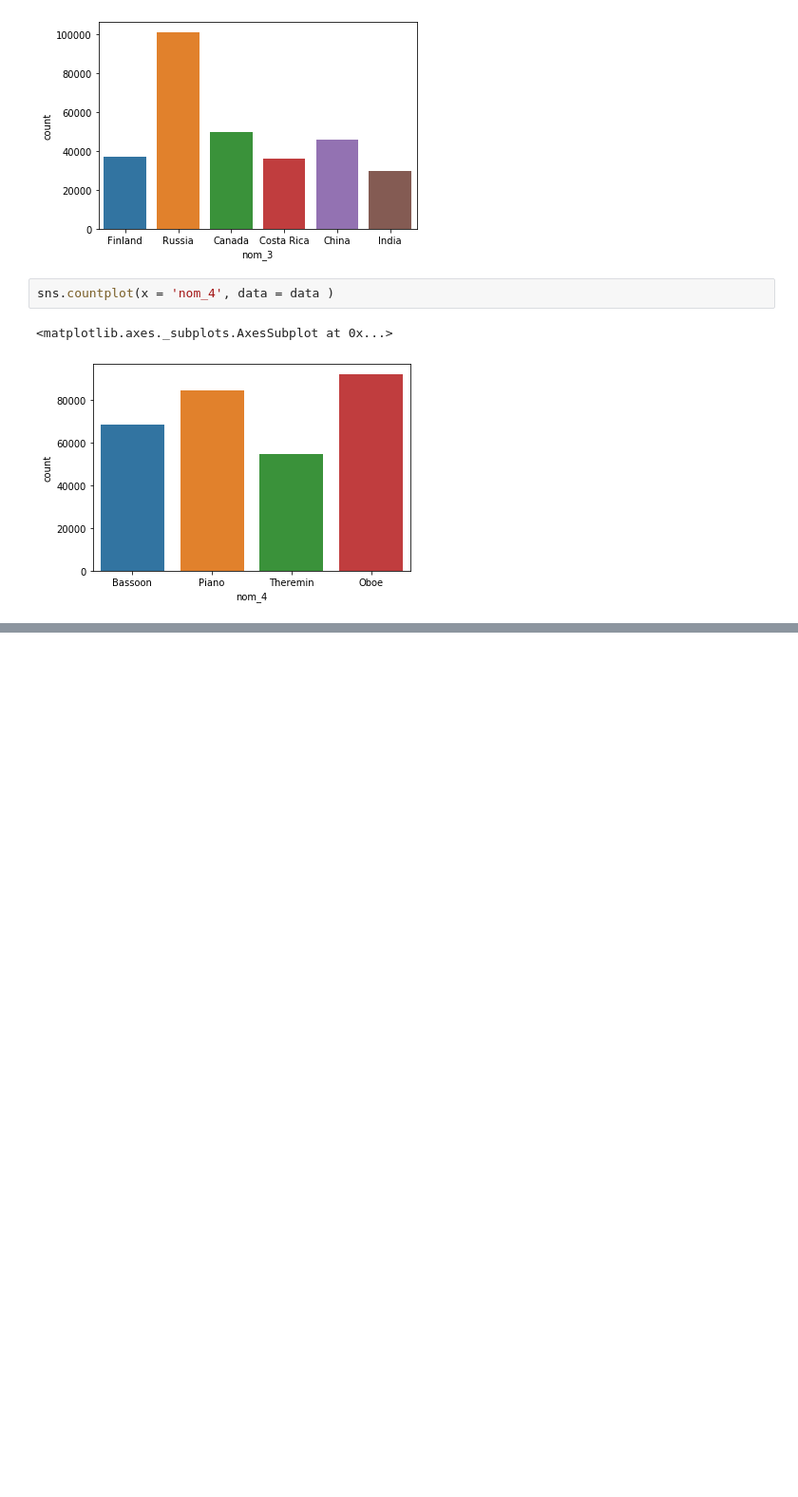
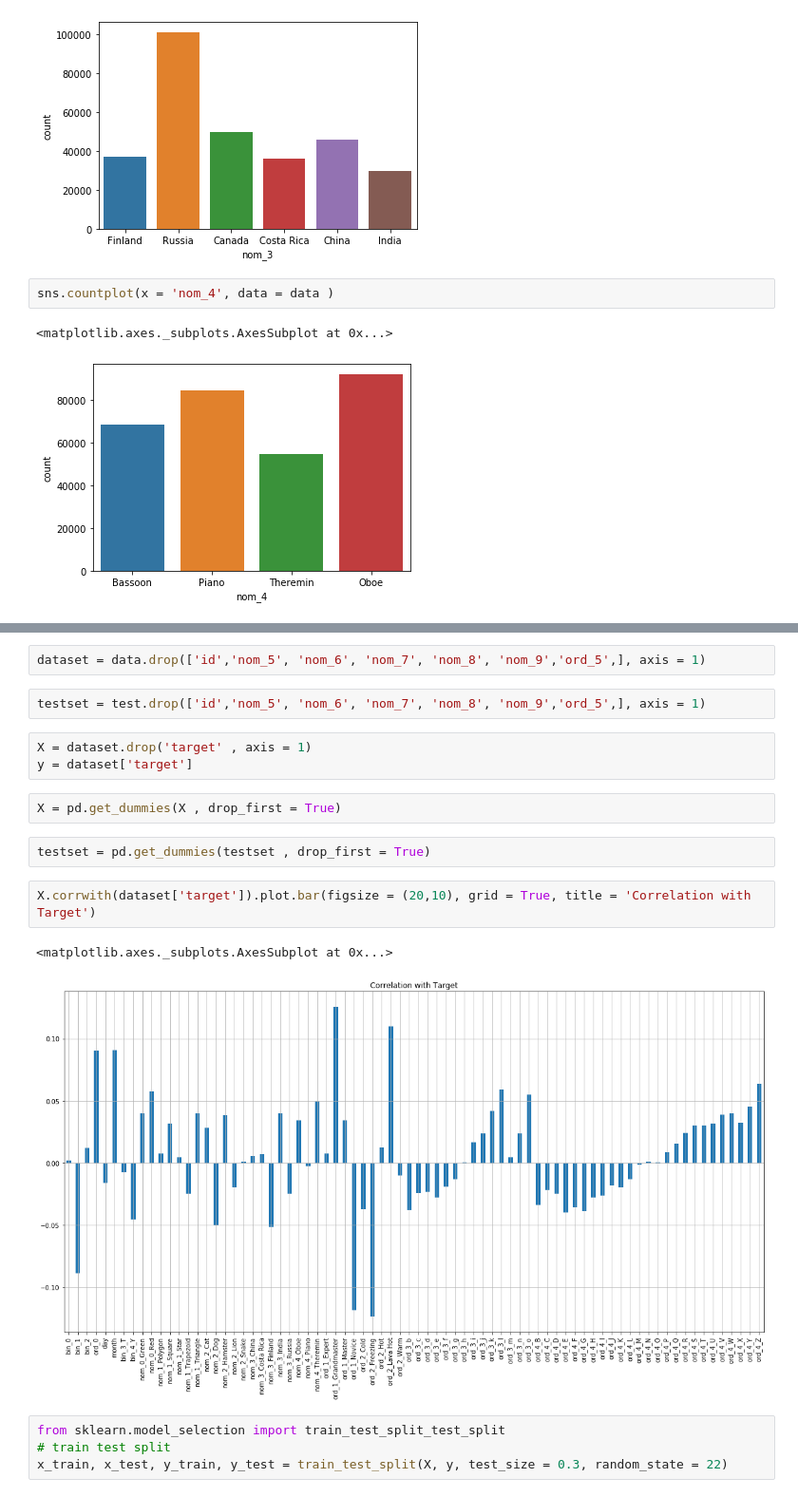
Before and after one commit to Younes-Charfaoui/ML-Projects, a Jupyter notebook: ca_in_data/Cat in Data.ipynb, the cells around one changed output, grey strips where cells are left out. Shown at 95% size. Drawn from its saved outputs; the diff is of its cells as text; blank space fills up the shorter version.

Commit message:
making the first submission with 0.61 score

```diff
--- a/ca_in_data/Cat in Data.ipynb
+++ b/ca_in_data/Cat in Data.ipynb
@@ -136,0 +146,20 @@ len(data.nom_9.unique())
+# %%
+dataset = data.drop(['id','nom_5', 'nom_6', 'nom_7', 'nom_8', 'nom_9','ord_5',], axis = 1)
+# %%
+testset = test.drop(['id','nom_5', 'nom_6', 'nom_7', 'nom_8', 'nom_9','ord_5',], axis = 1)
+# %%
+X = dataset.drop('target' , axis = 1)
+y = dataset['target']
+# %%
+X = pd.get_dummies(X , drop_first = True)
+# %%
+testset = pd.get_dummies(testset , drop_first = True)
+# %%
+X.corrwith(dataset['target']).plot.bar(figsize = (20,10), grid = True, title = 'Correlation with Target')
+# %% [output]
+<matplotlib.axes._subplots.AxesSubplot at 0x...>
+[figure, added]
+# %%
+from sklearn.model_selection import train_test_split_test_split
+# train test split
+x_train, x_test, y_train, y_test = train_test_split(X, y, test_size = 0.3, random_state = 22)
```
Also changed, not shown: parts of 14 cells of this notebook.
